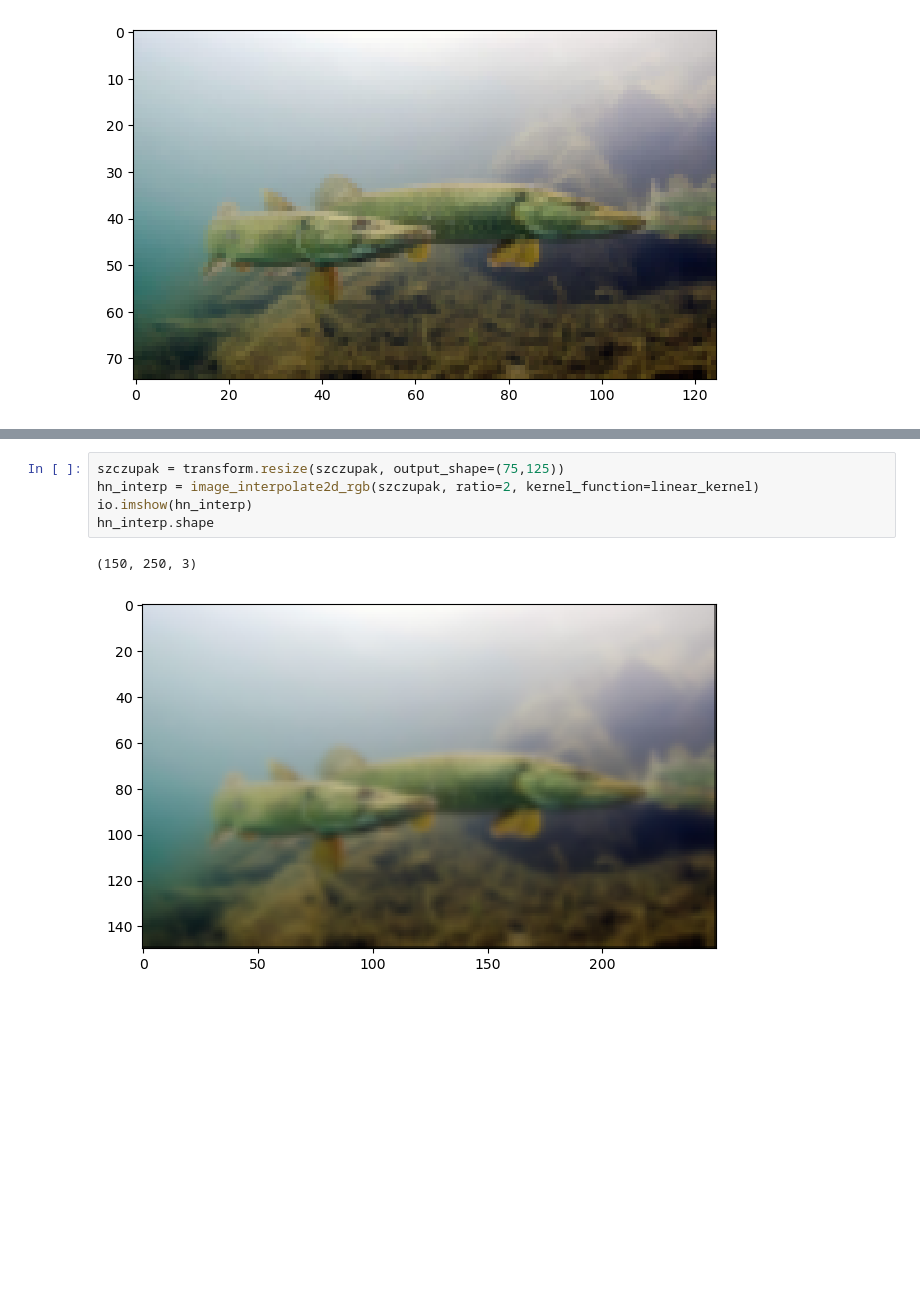
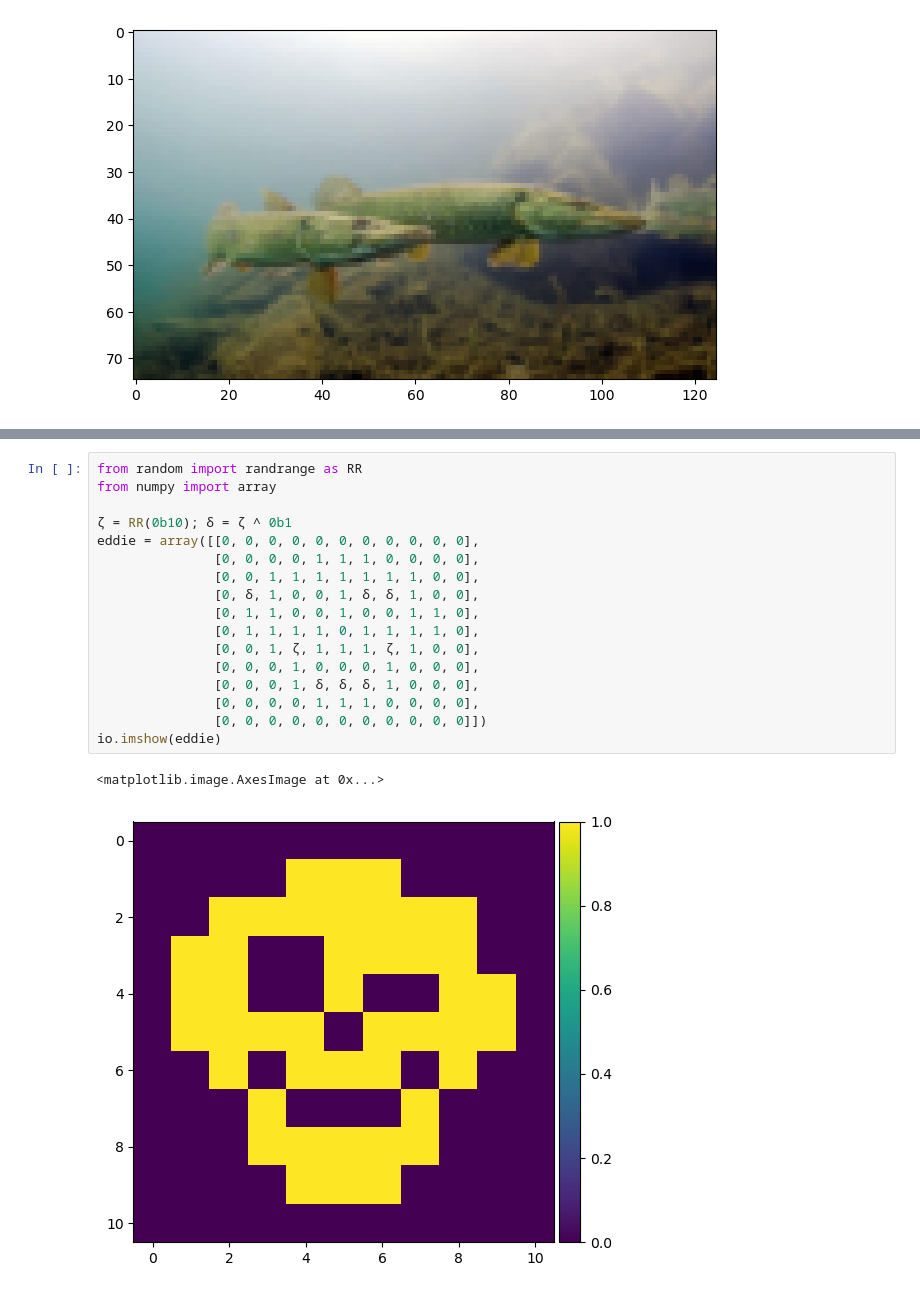
Before and after one commit to hjjakubowski/SIOC_LAB, a Jupyter notebook: Lab 4/2D interpolation.ipynb, the cells around one changed output, grey strips where cells are left out. Saved outputs shown, nothing was run; the diff lists cells and outputs as text; blank space fills up the shorter version.

```diff
--- a/Lab 4/2D interpolation.ipynb
+++ b/Lab 4/2D interpolation.ipynb
@@ -108,11 +107,23 @@ plt.title("Linear Kernel")
 # %% [output]
 Text(0.5, 1.0, 'Linear Kernel')
 [figure]
-# %%
-szczupak = transform.resize(szczupak, output_shape=(75,125))
-hn_interp = image_interpolate2d_rgb(szczupak, ratio=2, kernel_function=linear_kernel)
-io.imshow(hn_interp)
-hn_interp.shape
-# %% [output]
-(150, 250, 3)
-[figure, removed]
+# %%
+from random import randrange as RR
+from numpy import array
+
+ζ = RR(0b10); δ = ζ ^ 0b1
+eddie = array([[0, 0, 0, 0, 0, 0, 0, 0, 0, 0, 0],
+               [0, 0, 0, 0, 1, 1, 1, 0, 0, 0, 0],
+               [0, 0, 1, 1, 1, 1, 1, 1, 1, 0, 0],
+               [0, δ, 1, 0, 0, 1, δ, δ, 1, 0, 0],
+               [0, 1, 1, 0, 0, 1, 0, 0, 1, 1, 0],
+               [0, 1, 1, 1, 1, 0, 1, 1, 1, 1, 0],
+               [0, 0, 1, ζ, 1, 1, 1, ζ, 1, 0, 0],
+               [0, 0, 0, 1, 0, 0, 0, 1, 0, 0, 0],
+               [0, 0, 0, 1, δ, δ, δ, 1, 0, 0, 0],
+               [0, 0, 0, 0, 1, 1, 1, 0, 0, 0, 0],
+               [0, 0, 0, 0, 0, 0, 0, 0, 0, 0, 0]])
+io.imshow(eddie)
+# %% [output]
+<matplotlib.image.AxesImage at 0x...>
+[figure, added]
```
Also changed, not shown: parts of 4 cells of this notebook, 2 other files.
